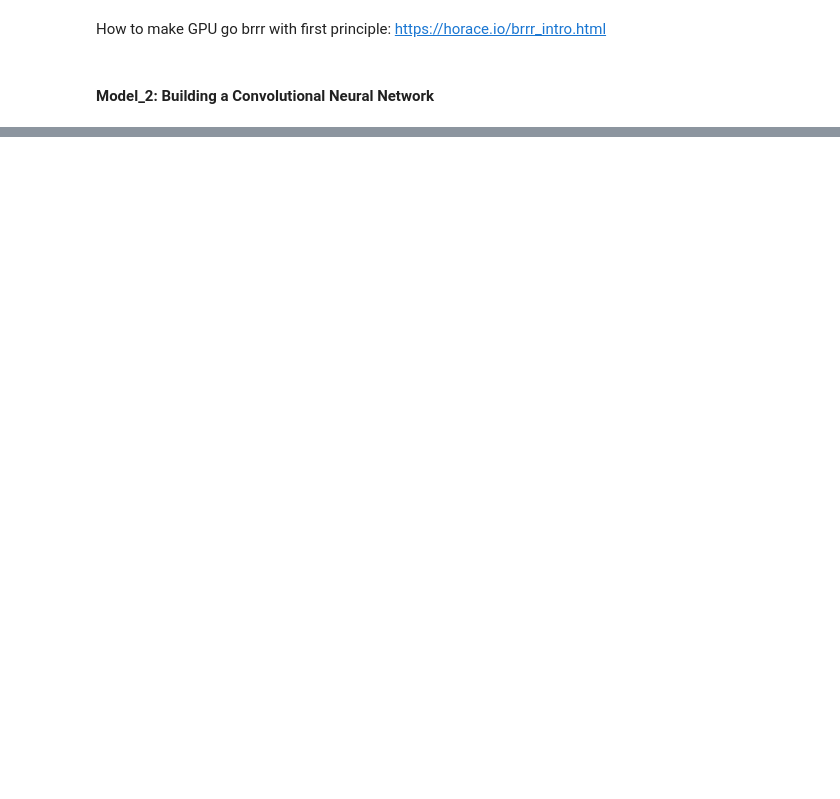
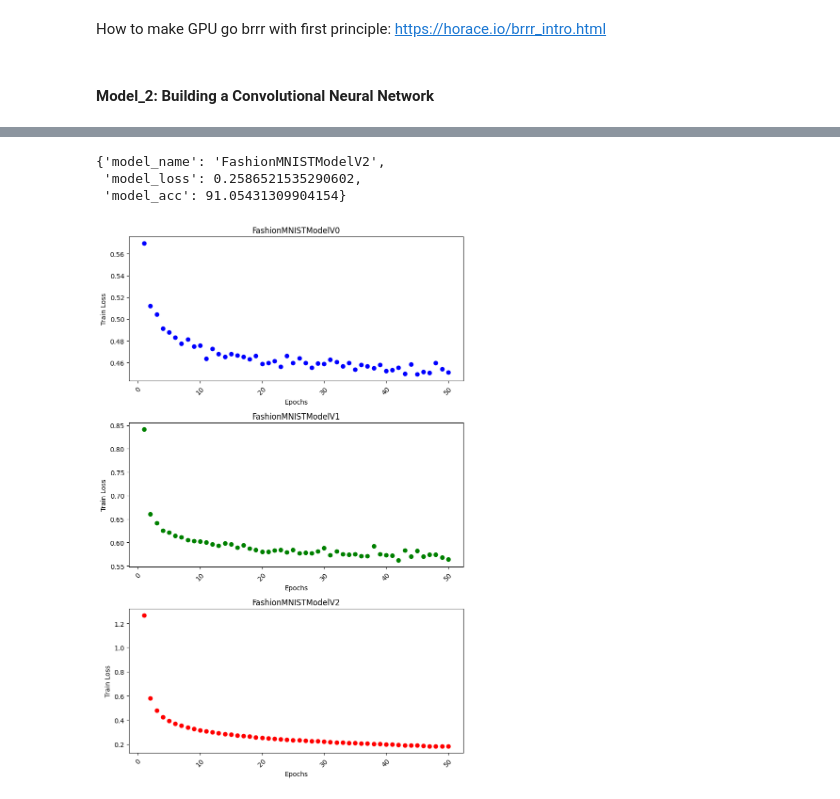
Before and after one commit to Nitin-Flavier13/Pytorch-For-DeepLearning, a Jupyter notebook: 04_pytorch_computer_vision.ipynb, the cells around one changed output, grey strips where cells are left out. Saved outputs shown, nothing was run; the diff lists cells and outputs as text; code cells hidden in the pictures; blank space fills up the shorter version.

Commit message:
built the CNN model for FashionMNIST Dataset

```diff
--- a/04_pytorch_computer_vision.ipynb
+++ b/04_pytorch_computer_vision.ipynb
@@ -449,8 +448,8 @@ next(model_1.parameters()).device
 # %% [output]
 device(type='cuda', index=0)
 # %%
-loss_fn = nn.CrossEntropyLoss()
-optimizer = torch.optim.Adam(params=model_1.parameters(),lr=0.01)
+loss_fn1 = nn.CrossEntropyLoss()
+optimizer1 = torch.optim.Adam(params=model_1.parameters(),lr=0.01)
 # %%
 torch.manual_seed(42)
 
@@ -568,17 +640,18 @@ class FashionMNISTModelV2(nn.Module):
             nn.MaxPool2d(kernel_size=2)
         )
         self.classifier = nn.Sequential(
-            nn.Flatten(),
-            nn.Linear(in_features=hidden_units,
-                      out_features=hidden_units),
+            nn.Flatten(start_dim=1),
+            nn.Linear(in_features=490,
+                      out_features=hidden_units*2),
             nn.ELU(),
-            nn.Linear(in_features=hidden_units,
+            nn.Linear(in_features=hidden_units*2,
                       out_features=output_shape),
             nn.ELU()
         )
 
     def forward(self,x: torch.Tensor) -> torch.Tensor:
         x = self.conv_block_1(x)
-        print(x.shape)
+        # print(x.shape)
         x = self.conv_block_2(x)
+        # print(x.shape)
         return self.classifier(x)
@@ -671,0 +694,3 @@ tensor([[[-2.8778e-01, -6.0596e-02, -5.6306e-02,  ...,  2.8654e-01,
+# %%
+loss_fn2 = nn.CrossEntropyLoss()
+optimizer2 = torch.optim.SGD(params=model_2.parameters(),lr=0.01)
@@ -671,0 +753,37 @@ tensor([[[-2.8778e-01, -6.0596e-02, -5.6306e-02,  ...,  2.8654e-01,
+# %%
+model_2_results = eval_model(model=model_2,
+                             data_loader=test_dataloader,
+                             loss_fn=loss_fn2)
+model_2_results
+# %% [output]
+{'model_name': 'FashionMNISTModelV2',
+ 'model_loss': 0.2586521535290602,
+ 'model_acc': 91.05431309904154}
+# %%
+fig, axes = plt.subplots(nrows=3, ncols=1, figsize=(8, 12))
+
+# Model 0 plot
+axes[0].scatter(epoch_count, train_loss_data0, color='blue')
+axes[0].set_title("FashionMNISTModelV0")
+axes[0].set_xlabel("Epochs")
+axes[0].set_ylabel("Train Loss")
+axes[0].tick_params(axis='x', rotation=45)
+
+# Model 1 plot
+axes[1].scatter(epoch_count, train_loss_data1, color='green')
+axes[1].set_title("FashionMNISTModelV1")
+axes[1].set_xlabel("Epochs")
+axes[1].set_ylabel("Train Loss")
+axes[1].tick_params(axis='x', rotation=45)
+
+# Model 2 plot
+axes[2].scatter(epoch_count, train_loss_data2, color='red')
+axes[2].set_title("FashionMNISTModelV2")
+axes[2].set_xlabel("Epochs")
+axes[2].set_ylabel("Train Loss")
+axes[2].tick_params(axis='x', rotation=45)
+
+plt.tight_layout()
+plt.show()
+# %% [output]
+[figure, added]
```
Also changed, not shown: parts of 32 cells of this notebook.
